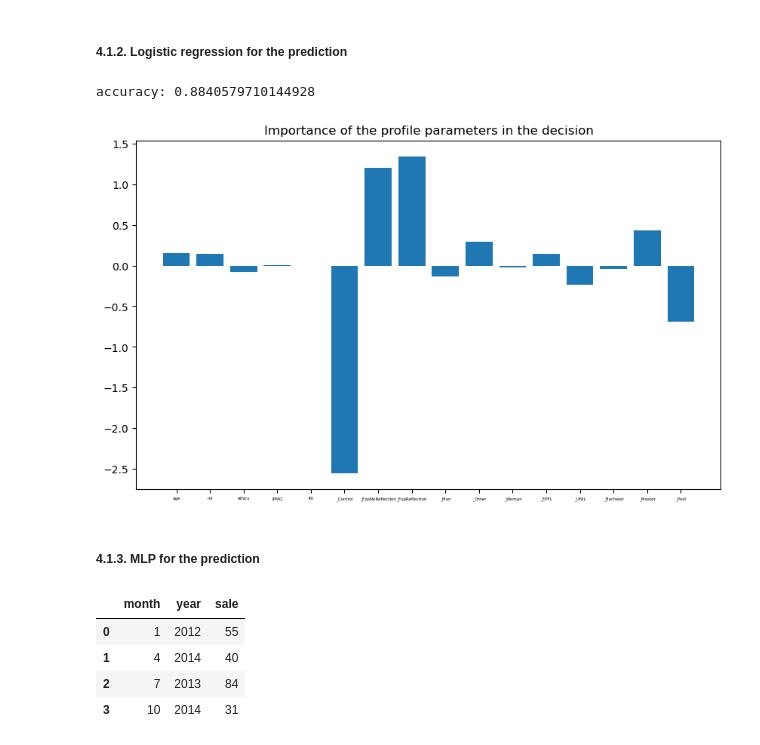
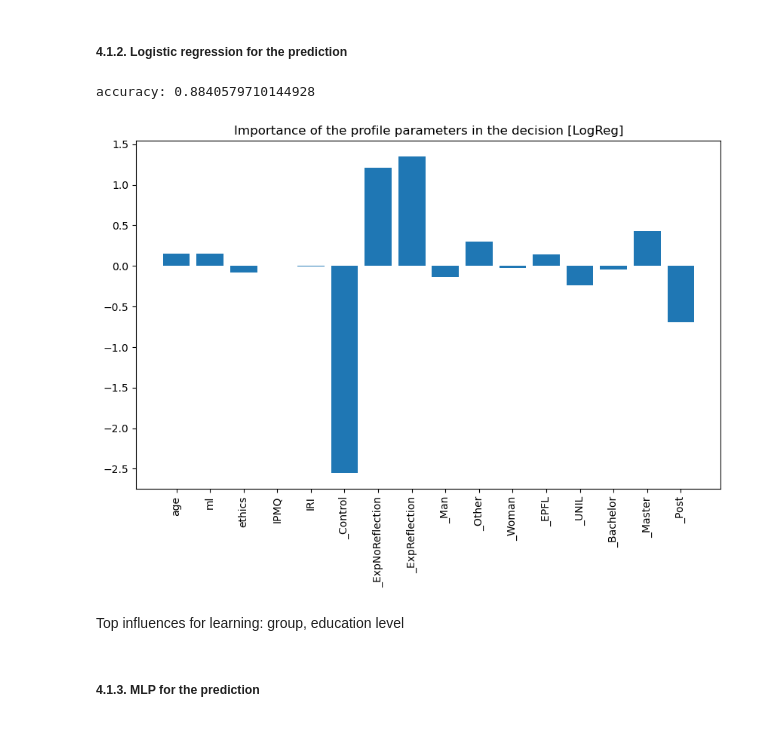
Before and after one commit to jeanknubel/ML4ED_Internship, a Jupyter notebook: notebooks/data_processing.ipynb, the cells around one changed output. Saved outputs shown, nothing was run; the diff lists cells and outputs as text; code cells hidden in the pictures.

Commit message:
all models for question 1

```diff
--- a/notebooks/data_processing.ipynb
+++ b/notebooks/data_processing.ipynb
@@ -84,37 +86,26 @@ data = pd.concat([d_profile, themes], axis=1)
 
 # 60% for train, 20% for validation and test, we don't train with the control group
 train, test = np.split(data.sample(frac=1), [int(0.75*len(data))])
+# %%
+def run_model(model):
+    model.fit(train.iloc[:, :-1], train.iloc[:, -1])
+    print('accuracy:', model.score(test.iloc[:, :-1], test.iloc[:, -1]))
 # %% [markdown]
 ##### 4.1.2. Logistic regression for the prediction
 # %%
 #C is the regularisation, small -> strong regularization
 model = LogisticRegression(penalty='l2', C=1.0)
-
-model.fit(train.iloc[:, :-1], train.iloc[:, -1])
-
-print('accuracy:', model.score(test.iloc[:, :-1], test.iloc[:, -1]))
+run_model(model)
 
 plt.figure(figsize=(10,6))
-plt.xticks(fontsize=4)
 plt.bar(train.columns[:-1], model.coef_.reshape(-1))
-plt.title('Importance of the profile parameters in the decision')
+plt.xticks(rotation = 90)
+plt.title('Importance of the profile parameters in the decision [LogReg]')
 plt.show()
 # %% [output]
 accuracy: 0.8840579710144928
-[figure, old version]
+[figure, new version]
+# %% [markdown]
+Top influences for learning: group, education level
 # %% [markdown]
 ##### 4.1.3. MLP for the prediction
-# %%
-df = pd.DataFrame({'month': [1, 4, 7, 10],
-
-                   'year': [2012, 2014, 2013, 2014],
-
-                   'sale': [55, 40, 84, 31]})
-
-df
-# %% [output]
-|  | month | year | sale |
-| 0 | 1 | 2012 | 55 |
-| 1 | 4 | 2014 | 40 |
-| 2 | 7 | 2013 | 84 |
-| 3 | 10 | 2014 | 31 |
```
Also changed, not shown: parts of 5 cells of this notebook.
